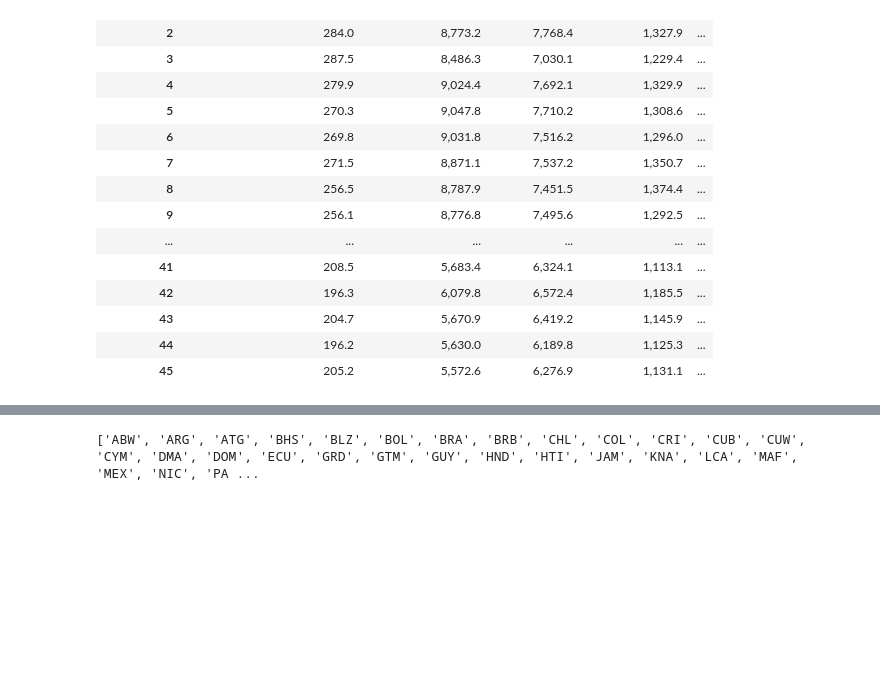
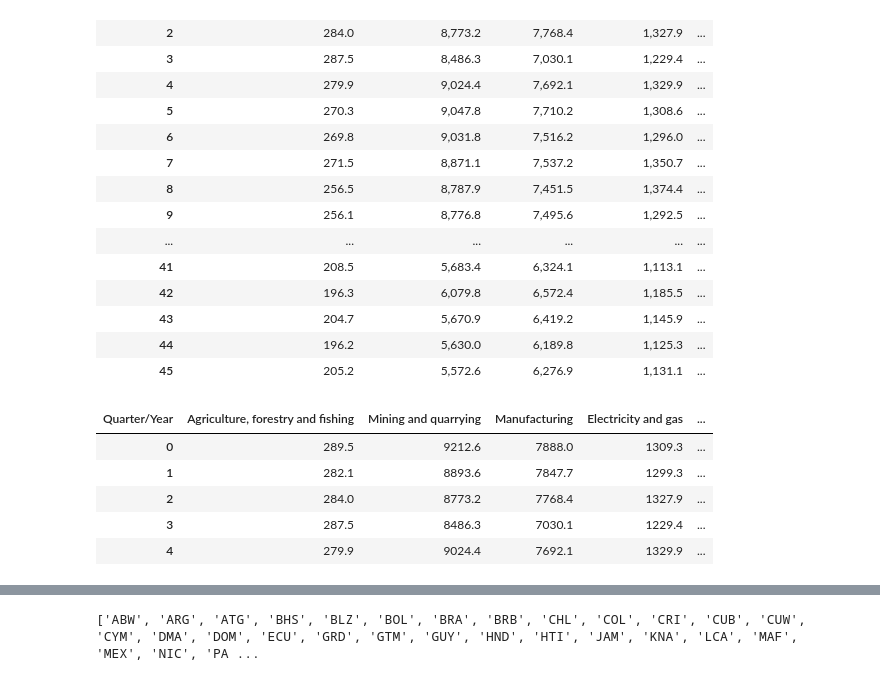
Before and after one commit to vsuwi/comp3610_groupK, a Jupyter notebook: project.ipynb, the cells around one changed output, grey strips where cells are left out. Drawn from its saved outputs; the diff is of its cells as text; code cells hidden in the pictures; blank space fills up the shorter version.

Commit message:
finished cleaning sectoral_gdp data

```diff
--- a/project.ipynb
+++ b/project.ipynb
@@ -189,3 +191,19 @@ industries_df
 | 43 | 204.7 | 5,670.9 | 6,419.2 | 1,145.9 | ... |
 | 44 | 196.2 | 5,630.0 | 6,189.8 | 1,125.3 | ... |
 | 45 | 205.2 | 5,572.6 | 6,276.9 | 1,131.1 | ... |
+# %%
+#remove commas and spaces from data
+for row in range(0,len(industries_df)):
+    for col in range(0,len(industries_df.columns)):
+        value=industries_df.iloc[row,col].strip()
+        cleaned=value.replace(",","")
+        industries_df.iloc[row,col]=cleaned
+# %%
+industries_df.head()
+# %% [output]
+| Quarter/Year | Agriculture, forestry and fishing | Mining and quarrying | Manufacturing | Electricity and gas | ... |
+| 0 | 289.5 | 9212.6 | 7888.0 | 1309.3 | ... |
+| 1 | 282.1 | 8893.6 | 7847.7 | 1299.3 | ... |
+| 2 | 284.0 | 8773.2 | 7768.4 | 1327.9 | ... |
+| 3 | 287.5 | 8486.3 | 7030.1 | 1229.4 | ... |
+| 4 | 279.9 | 9024.4 | 7692.1 | 1329.9 | ... |
```
Also changed, not shown: parts of 6 cells of this notebook.
